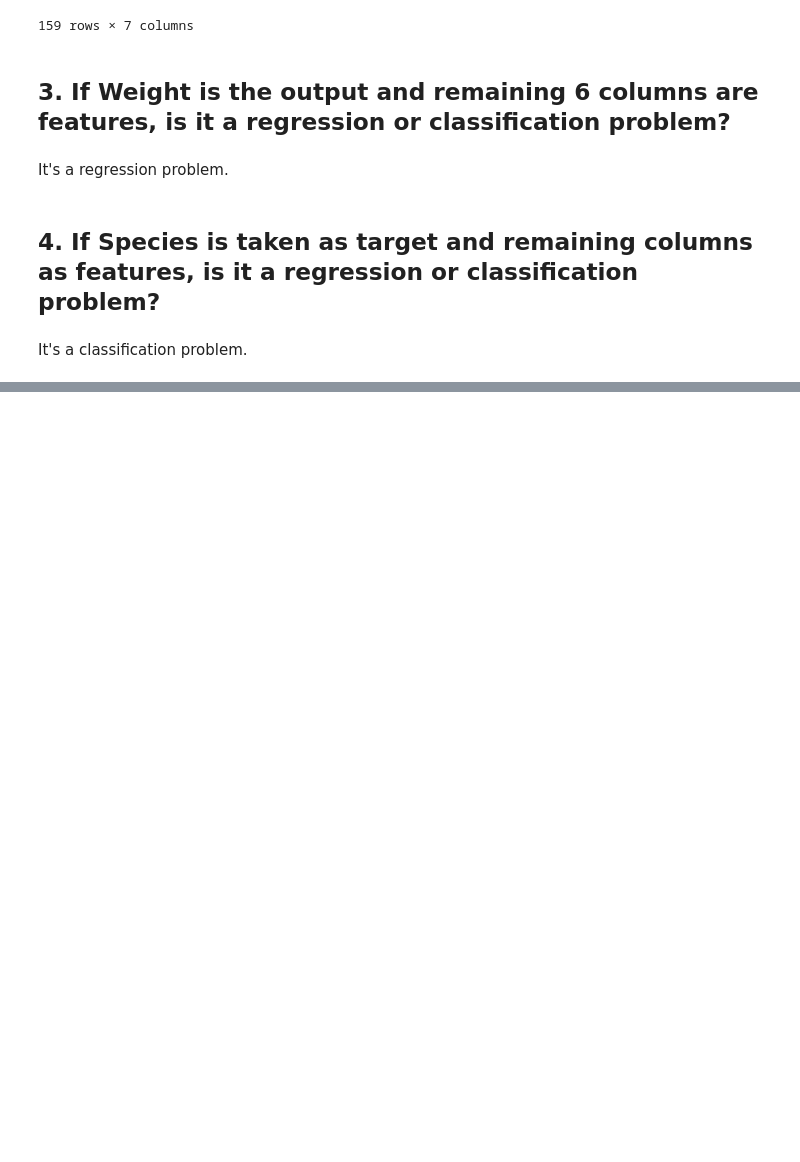
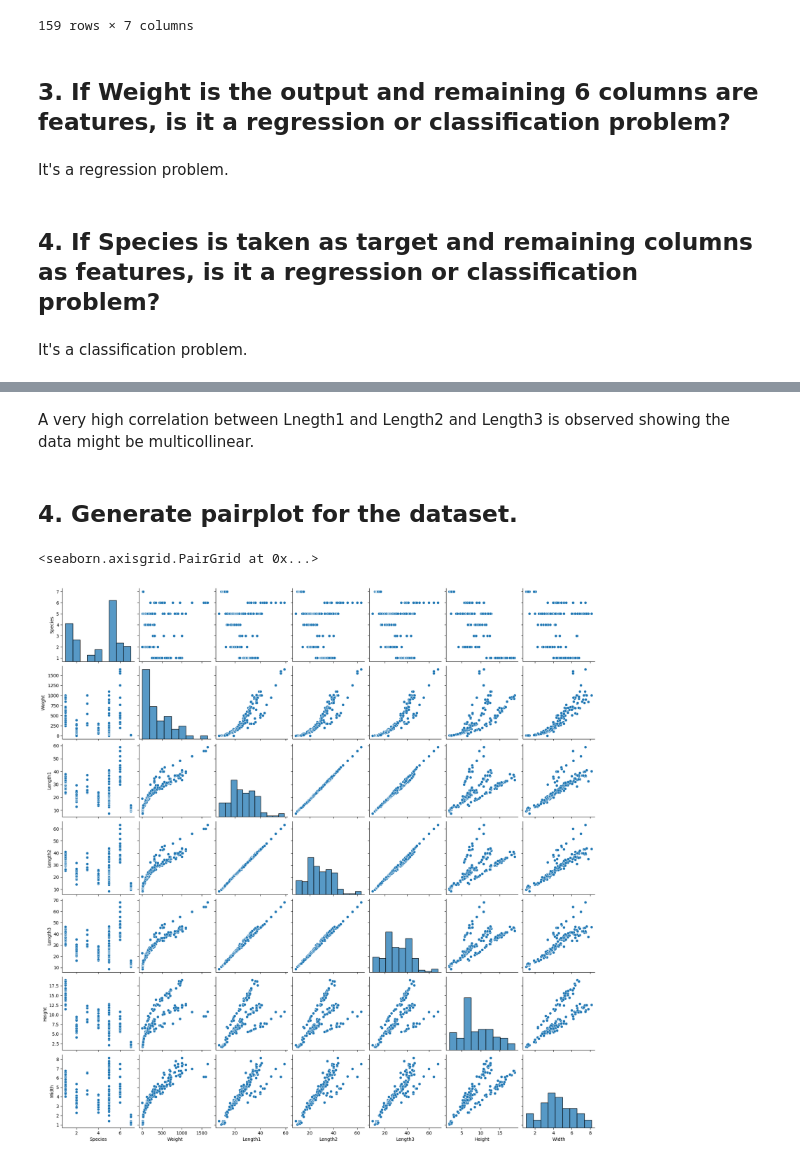
Before and after one commit to Sulphite05/MachineLearning, a Jupyter notebook: PracticeProblemSets/fish_market.ipynb, the cells around one changed output, grey strips where cells are left out. Cells and saved outputs as stored; diff of their text form; code cells hidden in the pictures; blank space fills up the shorter version.

```diff
--- a/PracticeProblemSets/fish_market.ipynb
+++ b/PracticeProblemSets/fish_market.ipynb
@@ -106,0 +149,9 @@ It's a classification problem.
+# %% [markdown]
+A very high correlation between Lnegth1 and Length2 and Length3 is observed showing the data might be multicollinear.
+# %% [markdown]
+## 4. Generate pairplot for the dataset.
+# %%
+sns.pairplot(data)
+# %% [output]
+<seaborn.axisgrid.PairGrid at 0x...>
+[figure, added]
```
Also changed, not shown: parts of 14 cells of this notebook, 3 other files.
